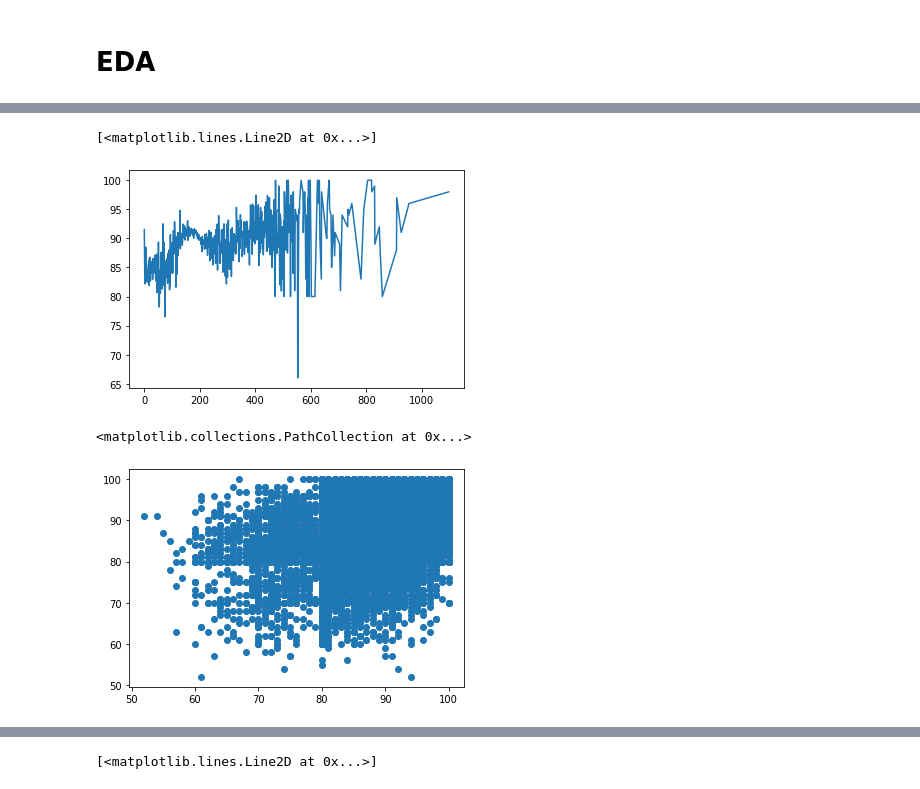
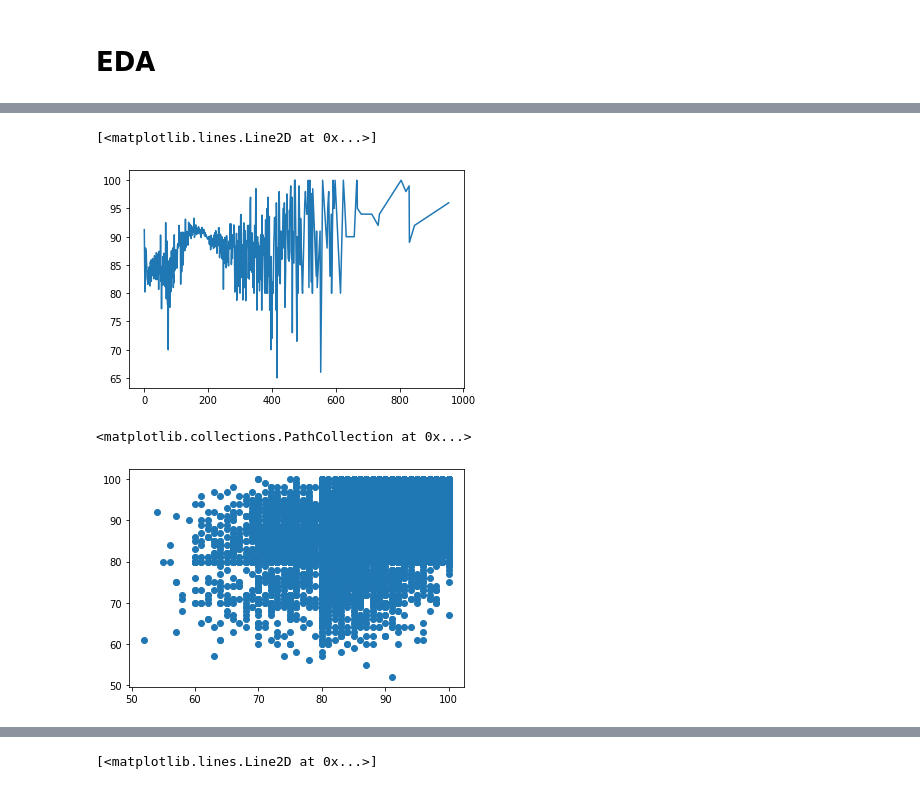
Before and after one commit to BLGreenspan/Capstone, a Jupyter notebook: Capstone Code.ipynb, the cells around one changed output, grey strips where cells are left out. Saved outputs shown, nothing was run; the diff lists cells and outputs as text; code cells hidden in the pictures.

```diff
--- a/Capstone Code.ipynb
+++ b/Capstone Code.ipynb
@@ -244,7 +244,7 @@ for i in df['calculated_score']:
     if i >= 90:
         letter_grades.append('A')
 # %%
-df['letter_grade'] = letter_grades
+df['next_inspection_grade'] = letter_grades
 # %%
 df.head()
 # %% [output]
@@ -257,7 +257,5 @@ df.head()
 # %%
-df['last_insp_in_days'] = df['time_since_last_insp'].astype(int)/24/60/60/1000000000
+df['days_since_last_insp'] = df['days_since_last_insp'].astype(int)/24/60/60/1000000000
-# %%
-df.drop(columns = 'time_since_last_insp', inplace = True)
 # %%
 df.head()
 # %% [output]
@@ -270,5 +268,3 @@ df.head()
-# %%
-df = df.convert_dtypes(float, int)
 # %% [markdown]
 ### Count Vectorizer
 # %%
@@ -320,13 +305,13 @@ len(df.loc[df['calculated_score'] >= 80]) / len(df)
 # %%
-plt.plot(df.groupby(['last_insp_in_days'])['calculated_score'].mean())
+plt.plot(df.groupby(['days_since_last_insp'])['calculated_score'].mean())
 # %% [output]
 [<matplotlib.lines.Line2D at 0x...>]
-[figure, old version]
+[figure, new version]
 # %%
-plt.scatter(df['calculated_score'], df['prev_inspection_score'])
+plt.scatter(df['calculated_score'], df['next_inspection_score'])
 # %% [output]
 <matplotlib.collections.PathCollection at 0x...>
-[figure, old version]
+[figure, new version]
 # %%
 df.corr()
 # %% [output]
```
Also changed, not shown: parts of 42 cells of this notebook.
